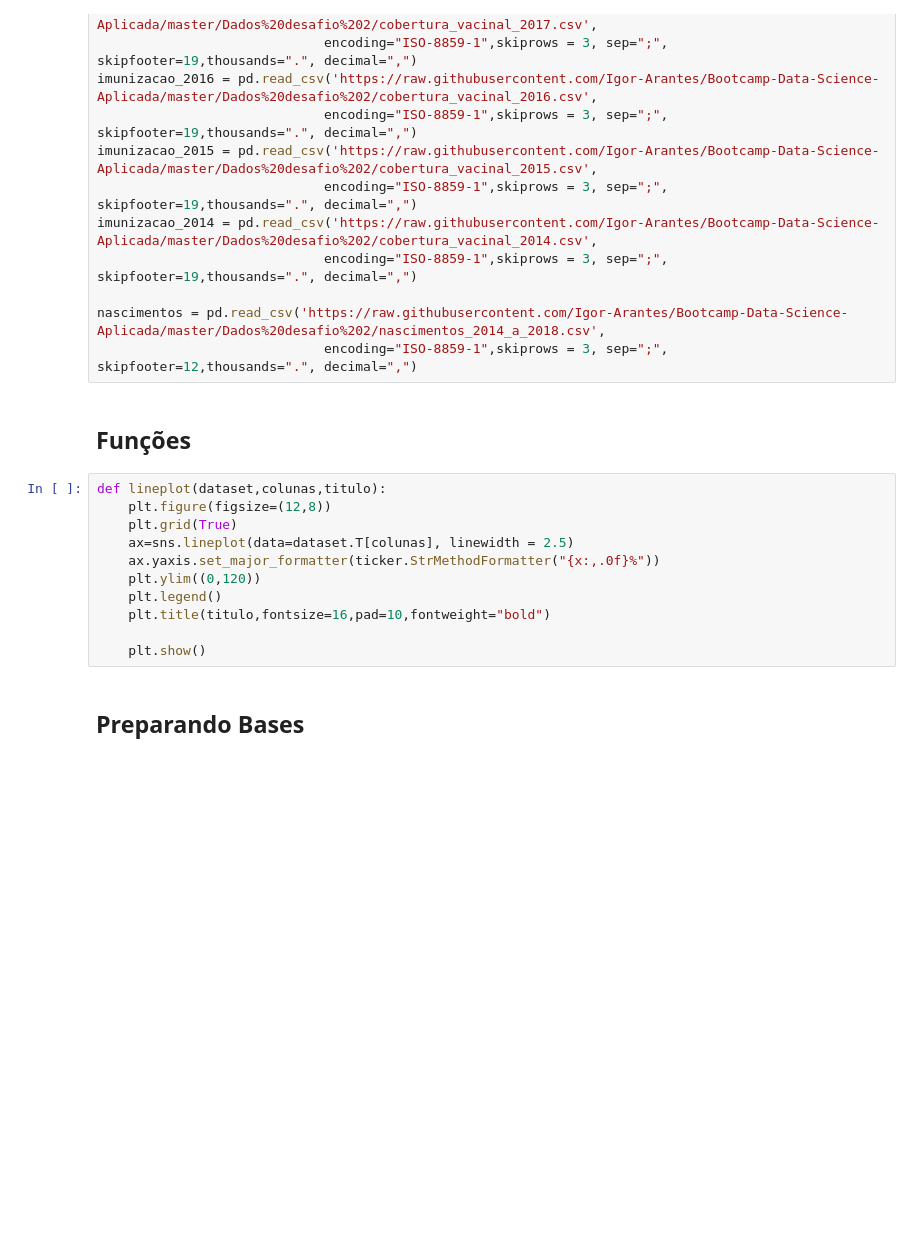
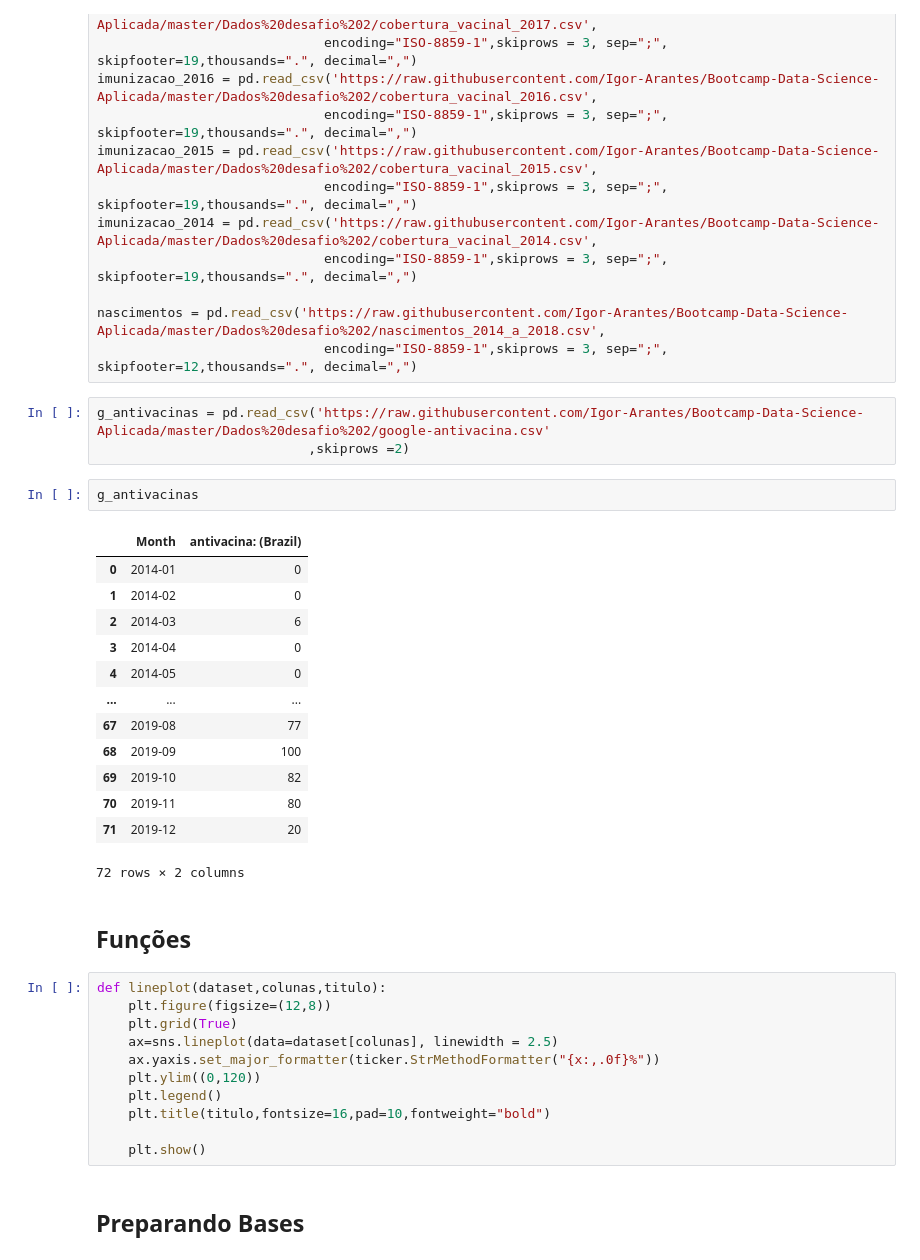
Before and after one commit to Igor-Arantes/Bootcamp-Data-Science-Aplicada, a Jupyter notebook: Igor_Arantes_Desafio_02.ipynb, the cells around one changed output. Cells and saved outputs as stored; diff of their text form; blank space fills up the shorter version.

```diff
--- a/Igor_Arantes_Desafio_02.ipynb
+++ b/Igor_Arantes_Desafio_02.ipynb
@@ -55,13 +56,32 @@ imunizacao_2014 = pd.read_csv('https://raw.githubusercontent.com/Igor-Arantes/Bo
 
 nascimentos = pd.read_csv('https://raw.githubusercontent.com/Igor-Arantes/Bootcamp-Data-Science-Aplicada/master/Dados%20desafio%202/nascimentos_2014_a_2018.csv',
                              encoding="ISO-8859-1",skiprows = 3, sep=";", skipfooter=12,thousands=".", decimal=",")
+# %%
+g_antivacinas = pd.read_csv('https://raw.githubusercontent.com/Igor-Arantes/Bootcamp-Data-Science-Aplicada/master/Dados%20desafio%202/google-antivacina.csv'
+                           ,skiprows =2)
+# %%
+g_antivacinas
+# %% [output]
+|  | Month | antivacina: (Brazil) |
+| 0 | 2014-01 | 0 |
+| 1 | 2014-02 | 0 |
+| 2 | 2014-03 | 6 |
+| 3 | 2014-04 | 0 |
+| 4 | 2014-05 | 0 |
+| ... | ... | ... |
+| 67 | 2019-08 | 77 |
+| 68 | 2019-09 | 100 |
+| 69 | 2019-10 | 82 |
+| 70 | 2019-11 | 80 |
+| 71 | 2019-12 | 20 |
+72 rows × 2 columns
 # %% [markdown]
 ## Funções
 # %%
 def lineplot(dataset,colunas,titulo):
     plt.figure(figsize=(12,8))
     plt.grid(True)
-    ax=sns.lineplot(data=dataset.T[colunas], linewidth = 2.5)
+    ax=sns.lineplot(data=dataset[colunas], linewidth = 2.5)
     ax.yaxis.set_major_formatter(ticker.StrMethodFormatter("{x:,.0f}%"))
     plt.ylim((0,120))
     plt.legend()
```
Also changed, not shown: parts of 11 cells of this notebook.
